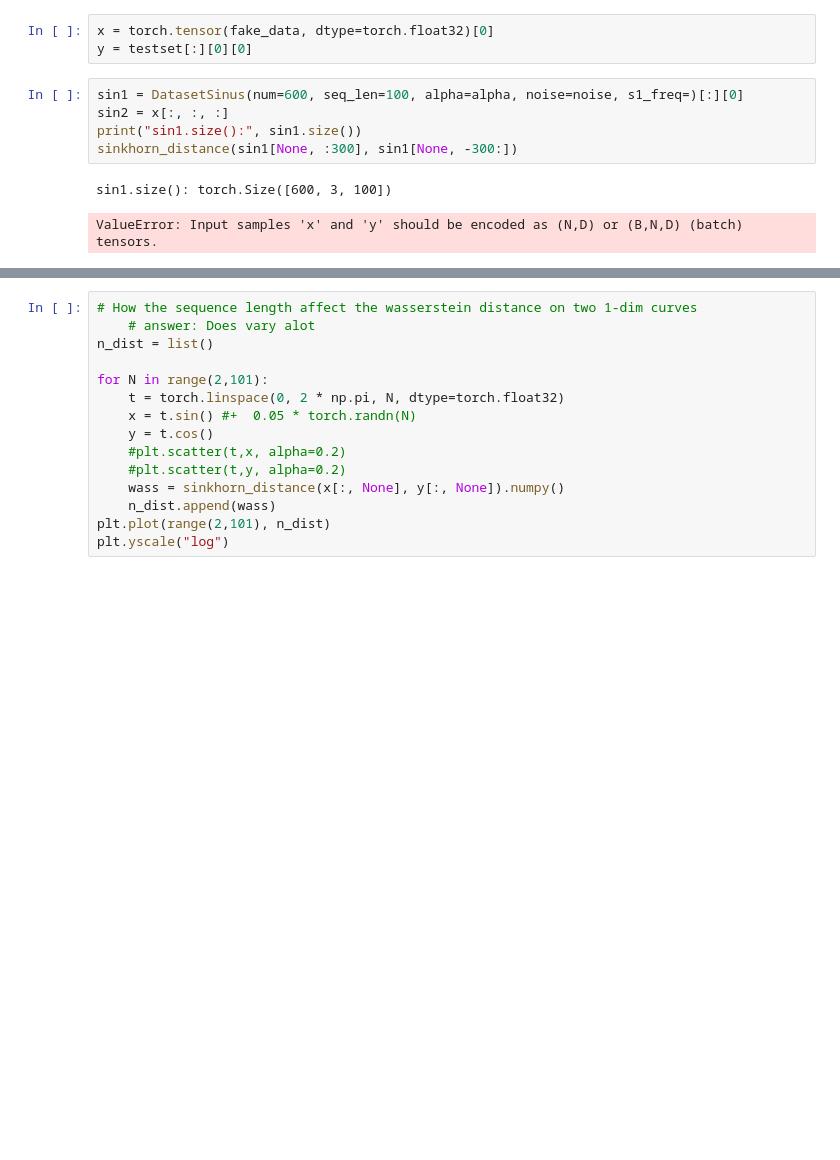
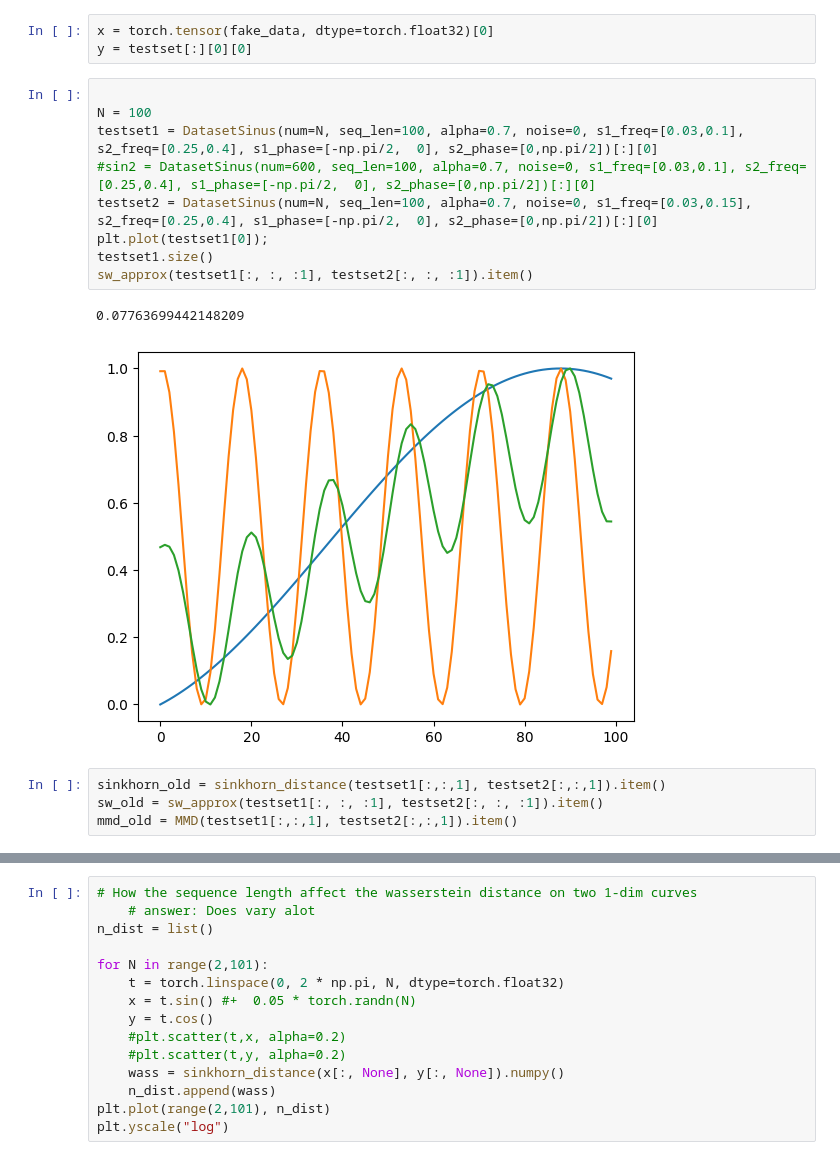
Before and after one commit to Kohmann/master-GAN, a Jupyter notebook: TimeGAN/model_evaluation.ipynb, the cells around one changed output, grey strips where cells are left out. Cells and saved outputs as stored; diff of their text form; blank space fills up the shorter version.

```diff
--- a/TimeGAN/model_evaluation.ipynb
+++ b/TimeGAN/model_evaluation.ipynb
@@ -137,11 +140,19 @@ wass_dist.mean().numpy(), wass_dist.numpy().mean()
 # %%
 x = torch.tensor(fake_data, dtype=torch.float32)[0]
 y = testset[:][0][0]
-# %%
-sin1 = DatasetSinus(num=600, seq_len=100, alpha=alpha, noise=noise, s1_freq=)[:][0]
-sin2 = x[:, :, :]
-print("sin1.size():", sin1.size())
-sinkhorn_distance(sin1[None, :300], sin1[None, -300:])
-# %% [output]
-sin1.size(): torch.Size([600, 3, 100])
-ValueError: Input samples 'x' and 'y' should be encoded as (N,D) or (B,N,D) (batch) tensors.
+# %%
+
+N = 100
+testset1 = DatasetSinus(num=N, seq_len=100, alpha=0.7, noise=0, s1_freq=[0.03,0.1], s2_freq=[0.25,0.4], s1_phase=[-np.pi/2,  0], s2_phase=[0,np.pi/2])[:][0]
+#sin2 = DatasetSinus(num=600, seq_len=100, alpha=0.7, noise=0, s1_freq=[0.03,0.1], s2_freq=[0.25,0.4], s1_phase=[-np.pi/2,  0], s2_phase=[0,np.pi/2])[:][0]
+testset2 = DatasetSinus(num=N, seq_len=100, alpha=0.7, noise=0, s1_freq=[0.03,0.15], s2_freq=[0.25,0.4], s1_phase=[-np.pi/2,  0], s2_phase=[0,np.pi/2])[:][0]
+plt.plot(testset1[0]);
+testset1.size()
+sw_approx(testset1[:, :, :1], testset2[:, :, :1]).item()
+# %% [output]
+0.07763699442148209
+[figure, added]
+# %%
+sinkhorn_old = sinkhorn_distance(testset1[:,:,1], testset2[:,:,1]).item()
+sw_old = sw_approx(testset1[:, :, :1], testset2[:, :, :1]).item()
+mmd_old = MMD(testset1[:,:,1], testset2[:,:,1]).item()
```
Also changed, not shown: parts of 21 cells of this notebook, 1 other file.
